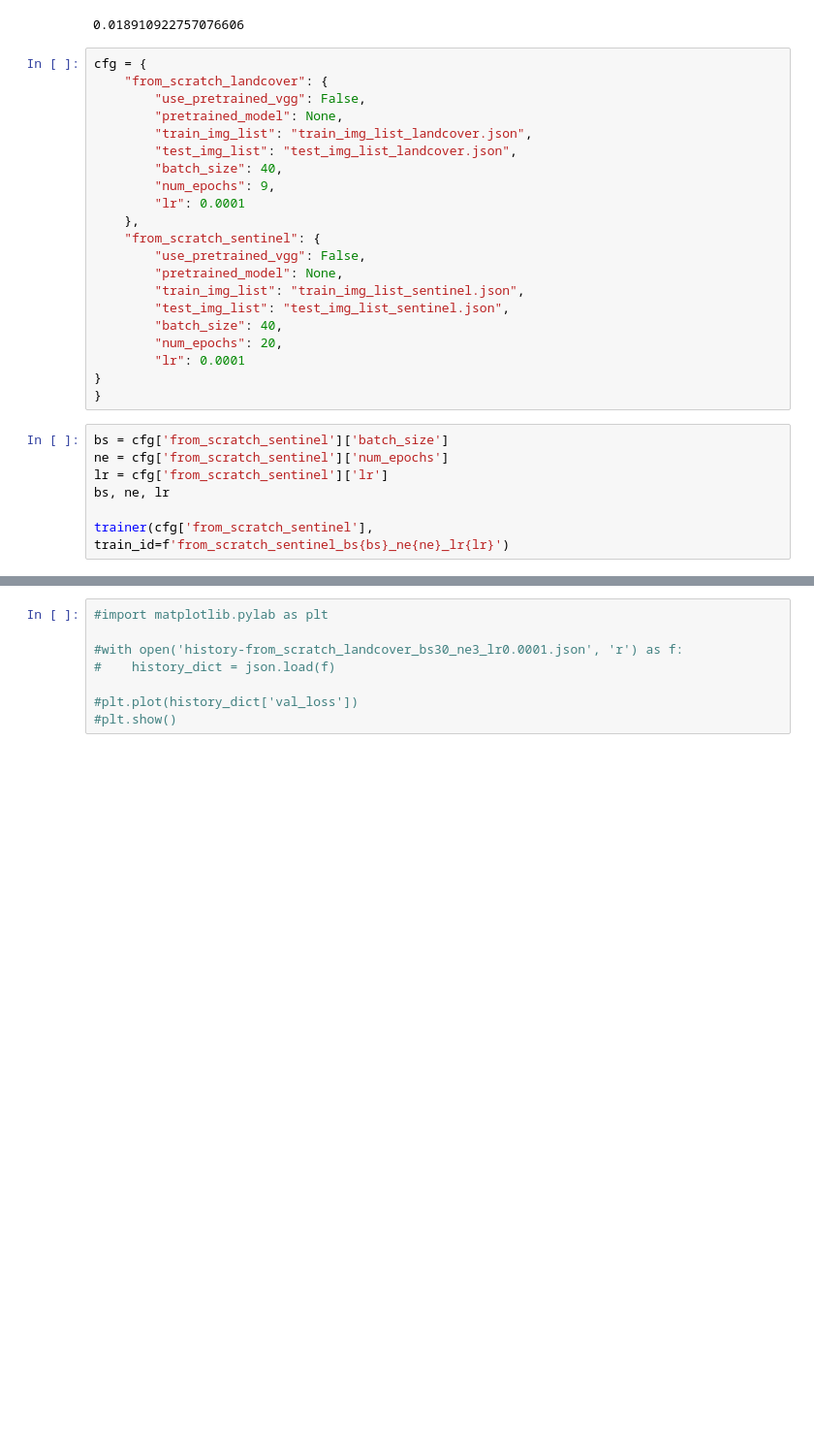
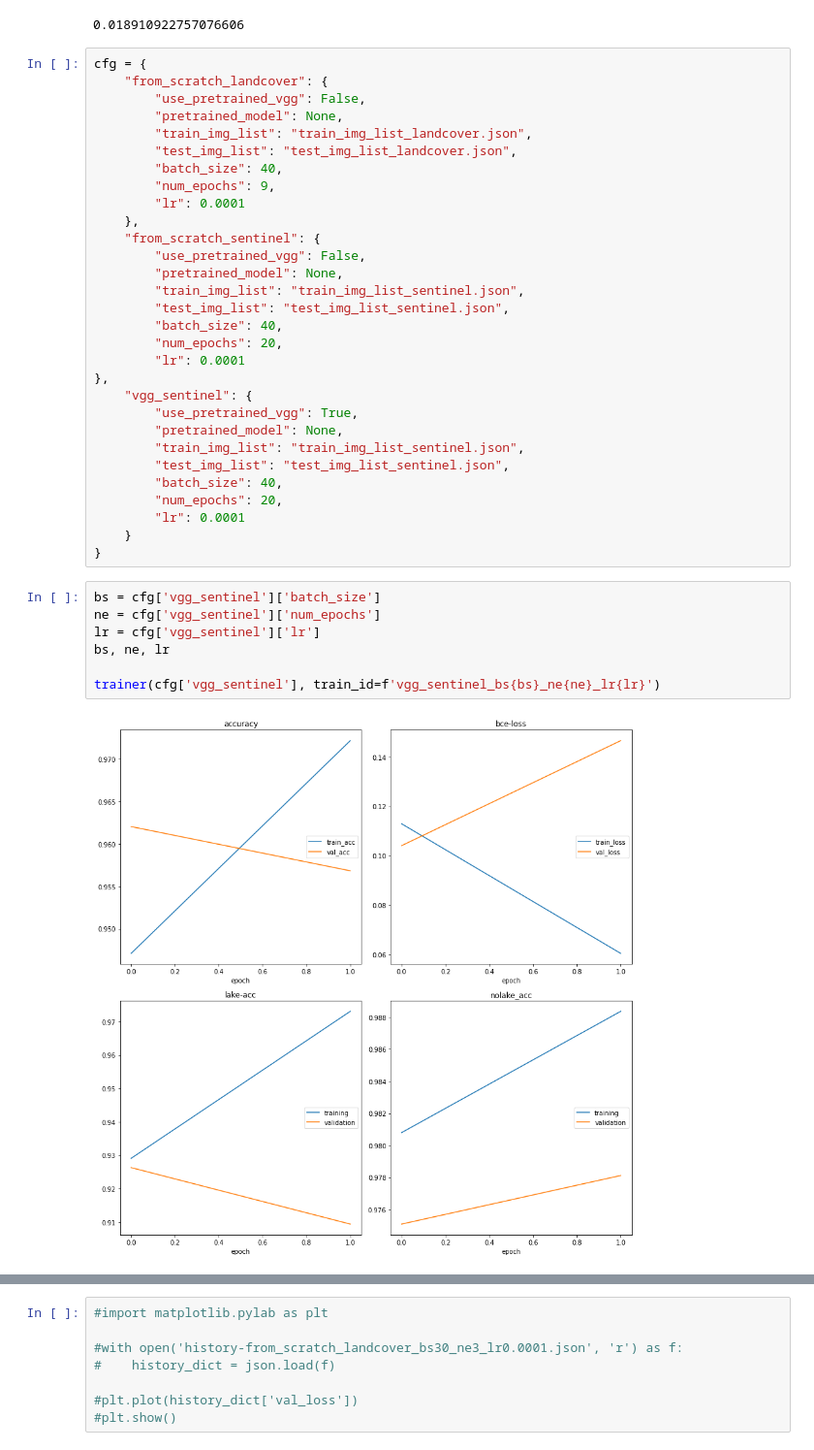
Before and after one commit to od-crypto/aerial, a Jupyter notebook: train.ipynb, the cells around one changed output, grey strips where cells are left out. Shown at 97% size. Saved outputs shown, nothing was run; the diff lists cells and outputs as text; blank space fills up the shorter version.

```diff
--- a/train.ipynb
+++ b/train.ipynb
@@ -62,13 +62,23 @@ cfg = {
         "batch_size": 40,
         "num_epochs": 20,
         "lr": 0.0001
+},
+    "vgg_sentinel": {
+        "use_pretrained_vgg": True,
+        "pretrained_model": None,
+        "train_img_list": "train_img_list_sentinel.json",
+        "test_img_list": "test_img_list_sentinel.json",
+        "batch_size": 40,
+        "num_epochs": 20,
+        "lr": 0.0001
+    }
 }
-}
 # %%
-bs = cfg['from_scratch_sentinel']['batch_size']
-ne = cfg['from_scratch_sentinel']['num_epochs']
-lr = cfg['from_scratch_sentinel']['lr']
+bs = cfg['vgg_sentinel']['batch_size']
+ne = cfg['vgg_sentinel']['num_epochs']
+lr = cfg['vgg_sentinel']['lr']
 bs, ne, lr
 
-trainer(cfg['from_scratch_sentinel'], train_id=f'from_scratch_sentinel_bs{bs}_ne{ne}_lr{lr}')
+trainer(cfg['vgg_sentinel'], train_id=f'vgg_sentinel_bs{bs}_ne{ne}_lr{lr}')
 # %% [output]
+[figure, added]
```
Also changed, not shown: parts of 2 cells of this notebook, 11 other files.
